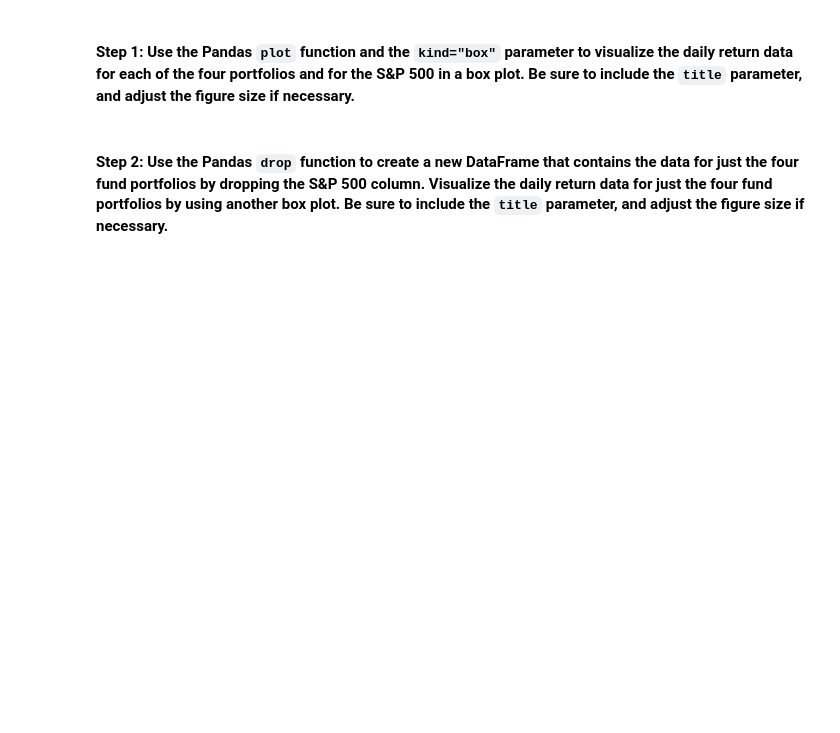
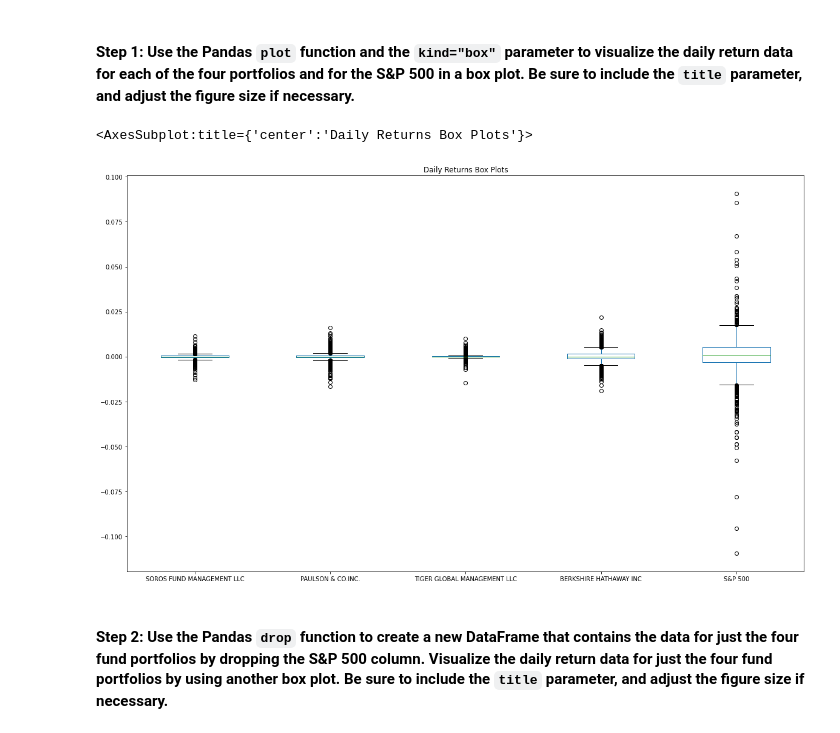
Before and after one commit to suzyslocum/Portfolio_Risk-Return_Analysis, a Jupyter notebook: Starter_Code/risk_return_analysis.ipynb, the cells around one changed output. Saved outputs shown, nothing was run; the diff lists cells and outputs as text; code cells hidden in the pictures; blank space fills up the shorter version.

Commit message:
Update file
progress on working copy of risk_return_analysis.ipynb

```diff
--- a/Starter_Code/risk_return_analysis.ipynb
+++ b/Starter_Code/risk_return_analysis.ipynb
@@ -207,7 +224,10 @@ Analyze the volatility of each of the four fund portfolios and of the S&P 500 In
 # %%
 # Use the daily return data to create box plots to visualize the volatility of the 4 funds and the S&P 500
 # Include a title parameter and adjust the figure size
-# YOUR CODE HERE
+whale_daily_returns.plot.box(title = "Daily Returns Box Plots", figsize = (20,12))
+# %% [output]
+<AxesSubplot:title={'center':'Daily Returns Box Plots'}>
+[figure, added]
 # %% [markdown]
 #### Step 2: Use the Pandas `drop` function to create a new DataFrame that contains the data for just the four fund portfolios by dropping the S&P 500 column. Visualize the daily return data for just the four fund portfolios by using another box plot. Be sure to include the `title` parameter, and adjust the figure size if necessary.
 # %%
```
Also changed, not shown: parts of 16 cells of this notebook.
